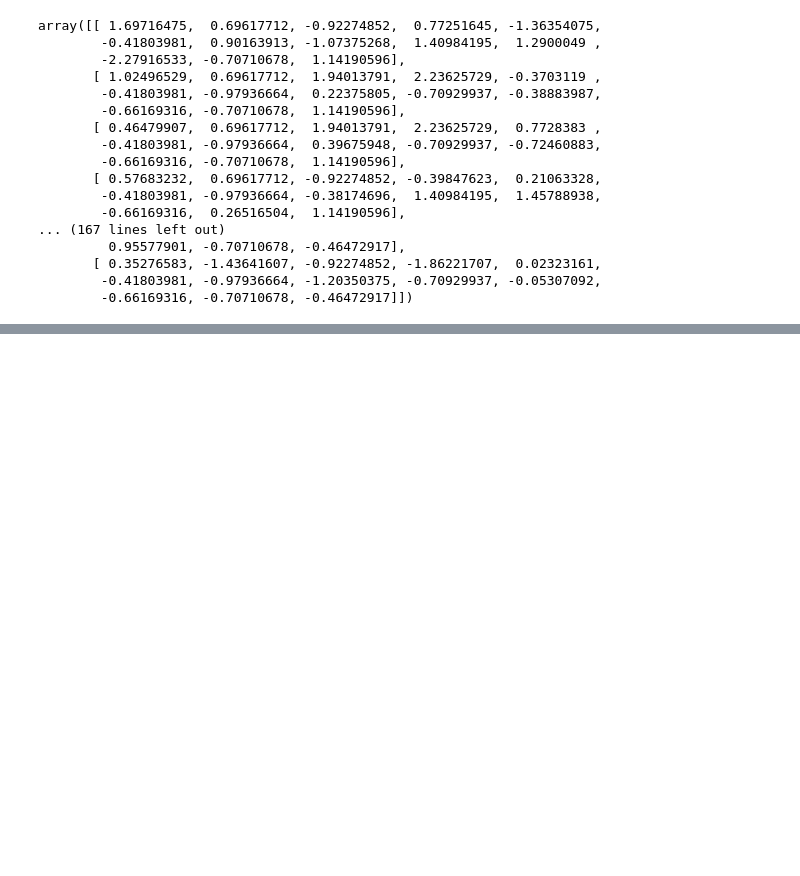
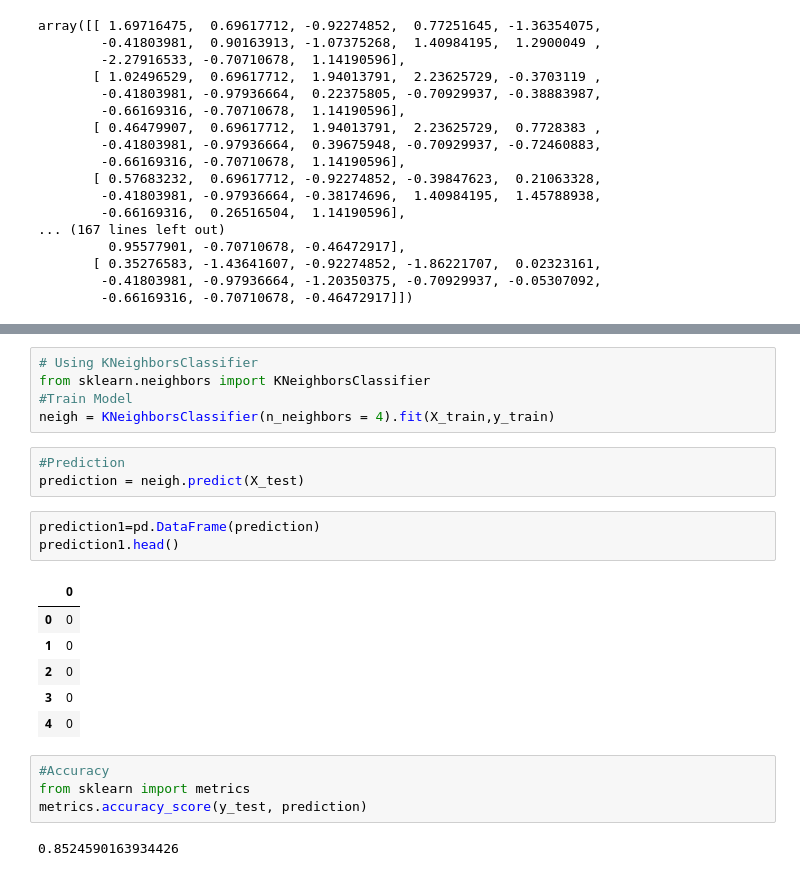
Before and after one commit to 18-RAJAT/Heart-Disease-Prediction, a Jupyter notebook: Heart-Disease-Prediction.ipynb, the cells around one changed output, grey strips where cells are left out. Cells and saved outputs as stored; diff of their text form; blank space fills up the shorter version.

Commit message:
Final prediction

```diff
--- a/Heart-Disease-Prediction.ipynb
+++ b/Heart-Disease-Prediction.ipynb
@@ -176,0 +184,24 @@ array([[ 1.69716475,  0.69617712, -0.92274852,  0.77251645, -1.36354075,
+# %%
+# Using KNeighborsClassifier
+from sklearn.neighbors import KNeighborsClassifier
+#Train Model
+neigh = KNeighborsClassifier(n_neighbors = 4).fit(X_train,y_train)
+# %%
+#Prediction
+prediction = neigh.predict(X_test)
+# %%
+prediction1=pd.DataFrame(prediction)
+prediction1.head()
+# %% [output]
+|  | 0 |
+| 0 | 0 |
+| 1 | 0 |
+| 2 | 0 |
+| 3 | 0 |
+| 4 | 0 |
+# %%
+#Accuracy
+from sklearn import metrics
+metrics.accuracy_score(y_test, prediction)
+# %% [output]
+0.8524590163934426
```
Also changed, not shown: parts of 15 cells of this notebook.
